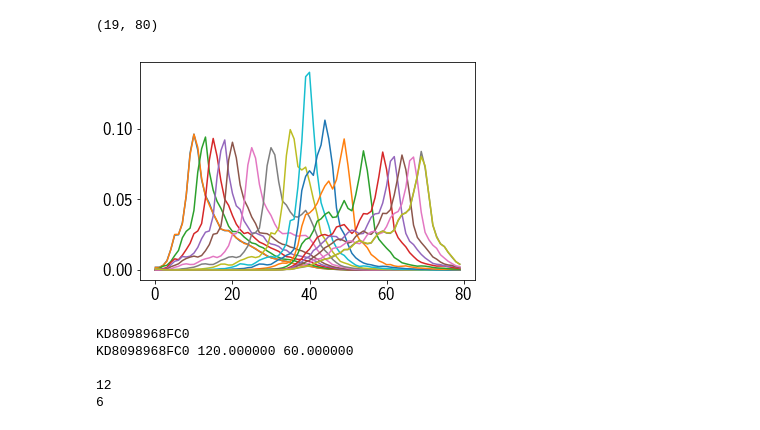
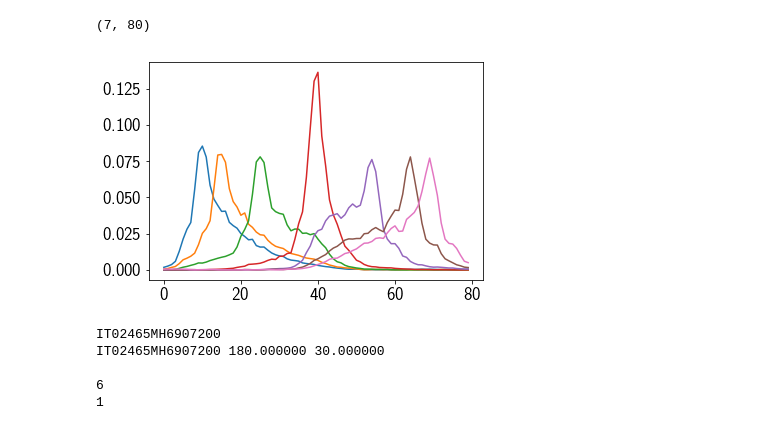
Before and after one commit to SensorsAudioINI/caesar_icassp2019, a Jupyter notebook: check_priors.ipynb, the cells around one changed output. Cells and saved outputs as stored; diff of their text form; code cells hidden in the pictures.

```diff
--- a/check_priors.ipynb
+++ b/check_priors.ipynb
@@ -303,12 +350,12 @@ def remove_trigger(timestamps, addresses):
     idx =  np.argmax(np.diff(timestamps)/dx)
     return timestamps[idx + 1:], addresses[idx + 1:]
 # %%
-priors = np.load('priors_long_hv_corrected_all.npy')
-dict_c = pkl.load(open('correction_dict.pkl', 'r'))
+priors = np.load('priors_long_hv_mf_7_corrected_all.npy')
+dict_c = pkl.load(open('correction_dict_mf_7.pkl', 'r'))
 itd_dict = itd.get_itd_dict(max_itd, num_bins)*1e6
 _ = plt.plot(priors.T)
 print priors.shape
 # %% [output]
-(19, 80)
+(7, 80)
-[figure, old version]
+[figure, new version]
 # %%
@@ -325,10 +372,10 @@ with open('train_set.txt') as t:
 with open('train_set.txt') as t:
     gts2 = [line.split(' ')[1].strip() for line in t.readlines()]
 
-IDX = 2020
+IDX = 37
 print all_train[IDX]
 print all_angles[IDX]
-timestamps, addresses = es.loadaerdat(basedir + 'aedat/train/' + all_train[IDX] + '.aedat')
+timestamps, addresses = es.loadaerdat(basedir + 'aedat7/spikes_7/aedat/train/' + all_train[IDX] + '.aedat')
 timestamps, addresses = remove_trigger(timestamps, addresses)
 
 timestamps, channel_id, ear_id, neuron_id, filterbank_id = es.decode_ams1c(timestamps, addresses, return_type=False)
@@ -336,17 +383,22 @@ timestamps, channel_id, ear_id, neuron_id, filterbank_id = es.decode_ams1c(times
 # load wav
 spk1, spk2, _ = re.compile('[0-9]+').split(all_train[IDX])
 _, utt1, utt2 = re.compile('[A-Z]+').split(all_train[IDX])
-pos1, pos2 = int(float(all_angles[IDX].split(' ')[1]) // 10) , int(float(all_angles[IDX].split(' ')[2]) // 10)
+pos1, pos2 = int(float(all_angles[IDX].split(' ')[1])) , int(float(all_angles[IDX].split(' ')[2]))
+
+pos_dict = {0:0, 30:1, 60:2, 90:3, 120:4, 150:5, 180:6}
+pos1 = pos_dict[pos1]
+pos2 = pos_dict[pos2]
+
 print pos1
 print pos2
-fs, w1 = wavfile.read(basedir + 'wavs/train/' + gts1[IDX].replace('\\', '/') + '.wav')
-fs, w2 = wavfile.read(basedir + 'wavs/train/' + gts2[IDX].replace('\\', '/') + '.wav')
+# fs, w1 = wavfile.read(basedir + 'wavs/train/' + gts1[IDX].replace('\\', '/') + '.wav')
+# fs, w2 = wavfile.read(basedir + 'wavs/train/' + gts2[IDX].replace('\\', '/') + '.wav')
 # %% [output]
-KD8098968FC0
-KD8098968FC0 120.000000 60.000000
+IT02465MH6907200
+IT02465MH6907200 180.000000 30.000000
 
-12
 6
+1
 # %%
 from collections import OrderedDict
 import itertools
```
Also changed, not shown: parts of 20 cells of this notebook, 6 other files.
